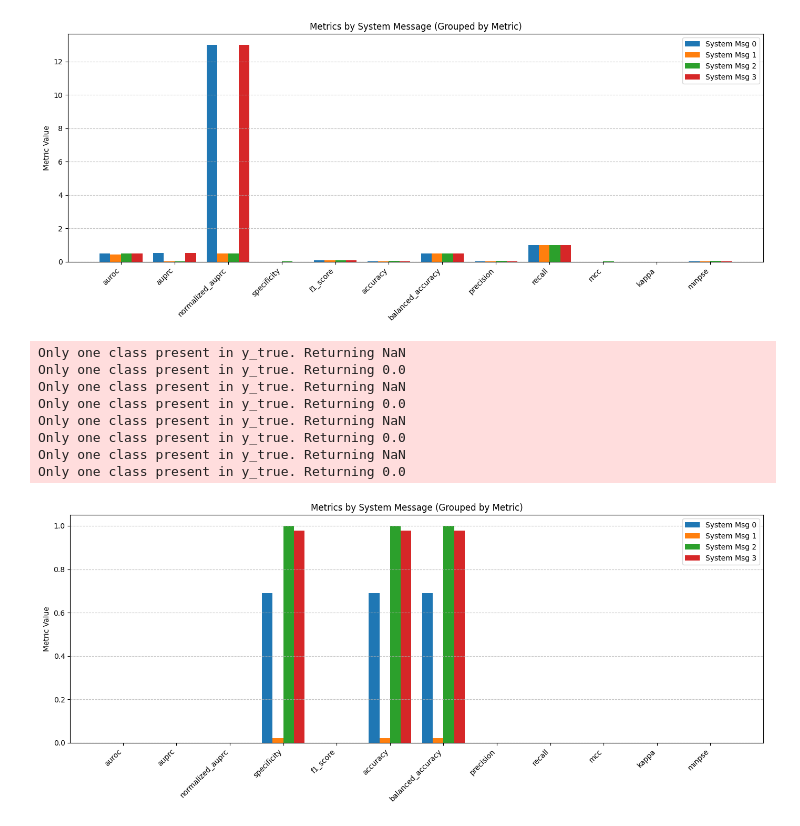
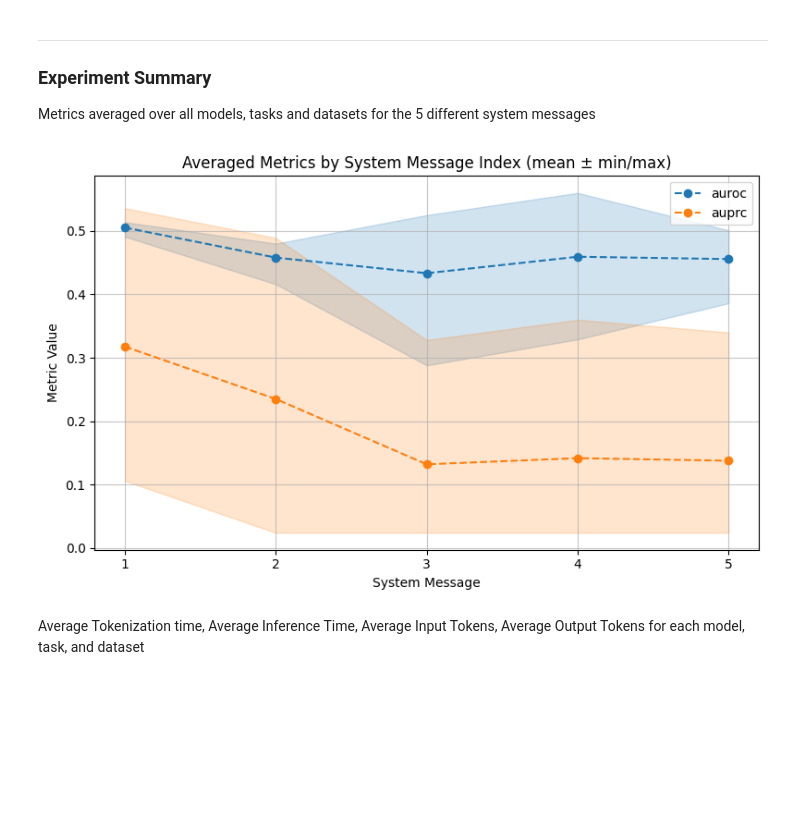
Before and after one commit to j4nberner/pulse, a Jupyter notebook: notebooks/analyze_llm_sys_msgs.ipynb, the cells around one changed output. Cells and saved outputs as stored; diff of their text form; code cells hidden in the pictures; blank space fills up the shorter version.

```diff
--- a/notebooks/analyze_llm_sys_msgs.ipynb
+++ b/notebooks/analyze_llm_sys_msgs.ipynb
@@ -14,6 +17,6 @@ from src.eval.metrics import calculate_all_metrics
 # %%
 outputfolder_path_list = [
-    r"C:\Users\janbe\Documents\GitHub Repos\pulse\output\llama_sys_msg_test"
+    r"C:\Users\janbe\Documents\GitHub Repos\pulse\output_to_keep\sys_msgs_test"
 ]
 # %%
 def categorize_files(outputfolder_path_list):
@@ -63,11 +69,15 @@ def load_metadata(metadata_path_list):
         try:
             df = pd.read_csv(m_path)
             # Extract model name, task, dataset, and timestamp from the metadata path
+            # match = re.search(
+            #     r"\\([^\\]+)_([^_]+)_([^_]+)_(\d{8}_\d{6})_metadata\.csv$", m_path
+            # )
             match = re.search(
-                r"\\([^\\]+)_([^_]+)_([^_]+)_(\d{8}_\d{6})_metadata\.csv$", m_path
+                r"\\([0-9]{8}_[0-9]{6})_[^\\]+\\([^_]+)_([^_]+)_([^_]+)_output_metadata\.csv$", m_path
             )
+
             if match:
-                model_name, task, dataset, timestamp = match.groups()
+                timestamp, model_name, task, dataset = match.groups()
                 print(f"Model Name: {model_name}, Task: {task}, Dataset: {dataset}, Timestamp: {timestamp}")
                 # Add extracted metadata to the DataFrame
                 df['model_name'] = model_name
@@ -233,20 +214,43 @@ plot_metrics(df)
-# %%
-df = get_predictions_by_model_task_dataset(df_metadata, "Llama3Model", "mortality", "eicu")
-plot_metrics(df)
-# %% [output]
-[figure, removed]
-# %%
-df = get_predictions_by_model_task_dataset(
-    df_metadata, "Llama3Model", "sepsis", "eicu"
-)
-plot_metrics(df)
-# %% [output]
-Only one class present in y_true. Returning NaN
-Only one class present in y_true. Returning 0.0
-Only one class present in y_true. Returning NaN
-Only one class present in y_true. Returning 0.0
-Only one class present in y_true. Returning NaN
-Only one class present in y_true. Returning 0.0
-Only one class present in y_true. Returning NaN
-Only one class present in y_true. Returning 0.0
-[figure, removed]
+# %% [markdown]
+---
+### Experiment Summary
+Metrics averaged over all models, tasks and datasets for the 5 different system messages
+# %%
+df_metrics_by_model_task = (
+    df_metadata.groupby(["model_name", "task", "System Message Index"])
+    .apply(lambda x: calculate_all_metrics(x["Target Label"].values, x["Predicted Probability"].values))
+    .reset_index()
+)
+
+metrics_expanded = df_metrics_by_model_task[0].apply(pd.Series)
+df_metrics_by_model_task = pd.concat([df_metrics_by_model_task.drop(columns=0), metrics_expanded], axis=1)
+# %%
+metrics_to_plot = ["auroc", "auprc"] #, "normalized_auprc"]
+# Use more visually distinct and colorblind-friendly colors
+colors = [ '#1f77b4', '#ff7f0e', '#2ca02c', '#d62728', '#9467bd', '#8c564b', '#e377c2', '#7f7f7f', '#bcbd22', '#17becf']
+
+plt.figure(figsize=(8, 5))
+
+for metric, color in zip(metrics_to_plot, colors):
+    # group by System Message Index and aggregate
+    grouped = df_metrics_by_model_task.groupby("System Message Index")[metric].agg(['mean', 'min', 'max'])
+    x = grouped.index + 1
+    y_mean = grouped['mean']
+    y_min = grouped['min']
+    y_max = grouped['max']
+    plt.plot(x, y_mean, marker="o", label=metric, color=color, linestyle='--')
+    plt.fill_between(x, y_min, y_max, alpha=0.2, color=color)
+
+plt.xlabel("System Message")
+plt.xticks(np.arange(1, 6))
+plt.xlim(0.8, df_metrics_by_model_task["System Message Index"].max() + 1.2)
+plt.ylabel("Metric Value")
+plt.title("Averaged Metrics by System Message Index (mean ± min/max)")
+plt.legend()
+plt.grid(True, alpha=0.7)
+plt.tight_layout()
+plt.show()
+# %% [output]
+[figure, added]
+# %% [markdown]
+Average Tokenization time, Average Inference Time, Average Input Tokens, Average Output Tokens for each model, task, and dataset
```
Also changed, not shown: parts of 40 cells of this notebook, 1 other file.
